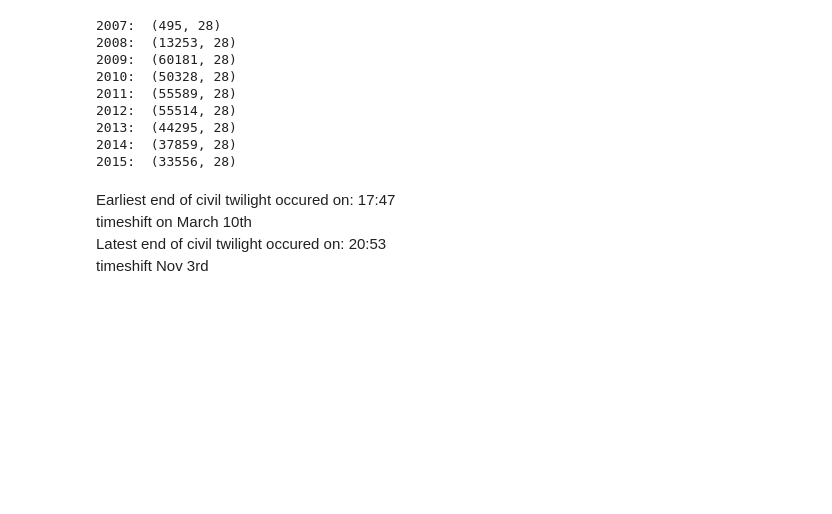
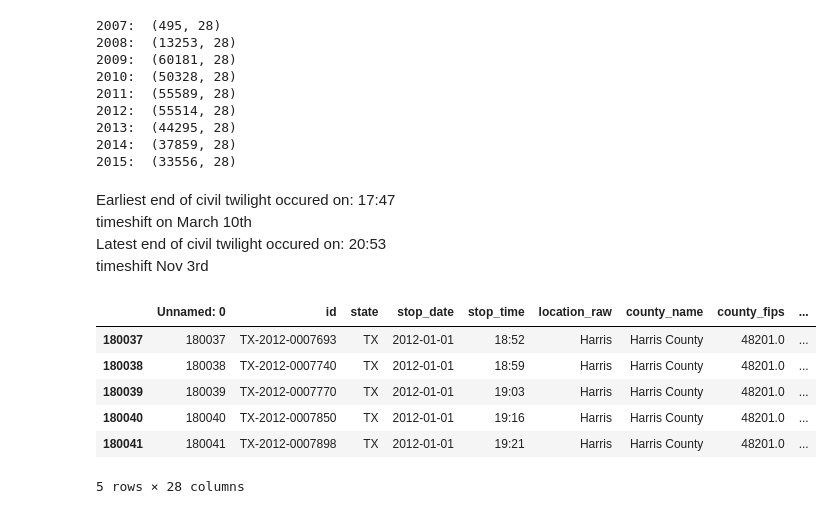
Before and after one commit to jkastelan/DAA2018_jlk635, a Jupyter notebook: veil_of_darkness.ipynb, the cells around one changed output. Saved outputs shown, nothing was run; the diff lists cells and outputs as text; code cells hidden in the pictures; blank space fills up the shorter version.

```diff
--- a/veil_of_darkness.ipynb
+++ b/veil_of_darkness.ipynb
@@ -53,10 +63,12 @@ timeshift on March 10th
 Latest end of civil twilight occured on: 20:53
 timeshift Nov 3rd
 # %%
+# the latest and earliest the end of civil twilight occurs in 2012
+
 from datetime import datetime
 
-date_str_early = "2012-3-10 17:47:00"
-date_str_late = "2012-11-3 20:53:00"
+date_str_early = "2012-3-10 18:47:00"
+date_str_late = "2012-11-3 21:54:00"
 
 civtwi_early_ts = datetime.strptime(date_str_early, "%Y-%m-%d %H:%M:%S")
 civtwi_late_ts = datetime.strptime(date_str_late, "%Y-%m-%d %H:%M:%S")
@@ -65,2 +75,15 @@ type(civtwi_early_ts)
+# %%
+# stops in intertwilight period in 2012
+
+df_2012_inter = df_harris_2012[(df_harris_2012.stop_date_time.dt.time < civtwi_late_ts.time())\
+                              & (df_harris_2012.stop_date_time.dt.time > civtwi_early_ts.time())]
 # %%
-df_harris_2012.head()
+df_2012_inter.head()
+# %% [output]
+|  | Unnamed: 0 | id | state | stop_date | stop_time | location_raw | county_name | county_fips | ... |
+| 180037 | 180037 | TX-2012-0007693 | TX | 2012-01-01 | 18:52 | Harris | Harris County | 48201.0 | ... |
+| 180038 | 180038 | TX-2012-0007740 | TX | 2012-01-01 | 18:59 | Harris | Harris County | 48201.0 | ... |
+| 180039 | 180039 | TX-2012-0007770 | TX | 2012-01-01 | 19:03 | Harris | Harris County | 48201.0 | ... |
+| 180040 | 180040 | TX-2012-0007850 | TX | 2012-01-01 | 19:16 | Harris | Harris County | 48201.0 | ... |
+| 180041 | 180041 | TX-2012-0007898 | TX | 2012-01-01 | 19:21 | Harris | Harris County | 48201.0 | ... |
+5 rows × 28 columns
```
Also changed, not shown: parts of 73 cells of this notebook.
